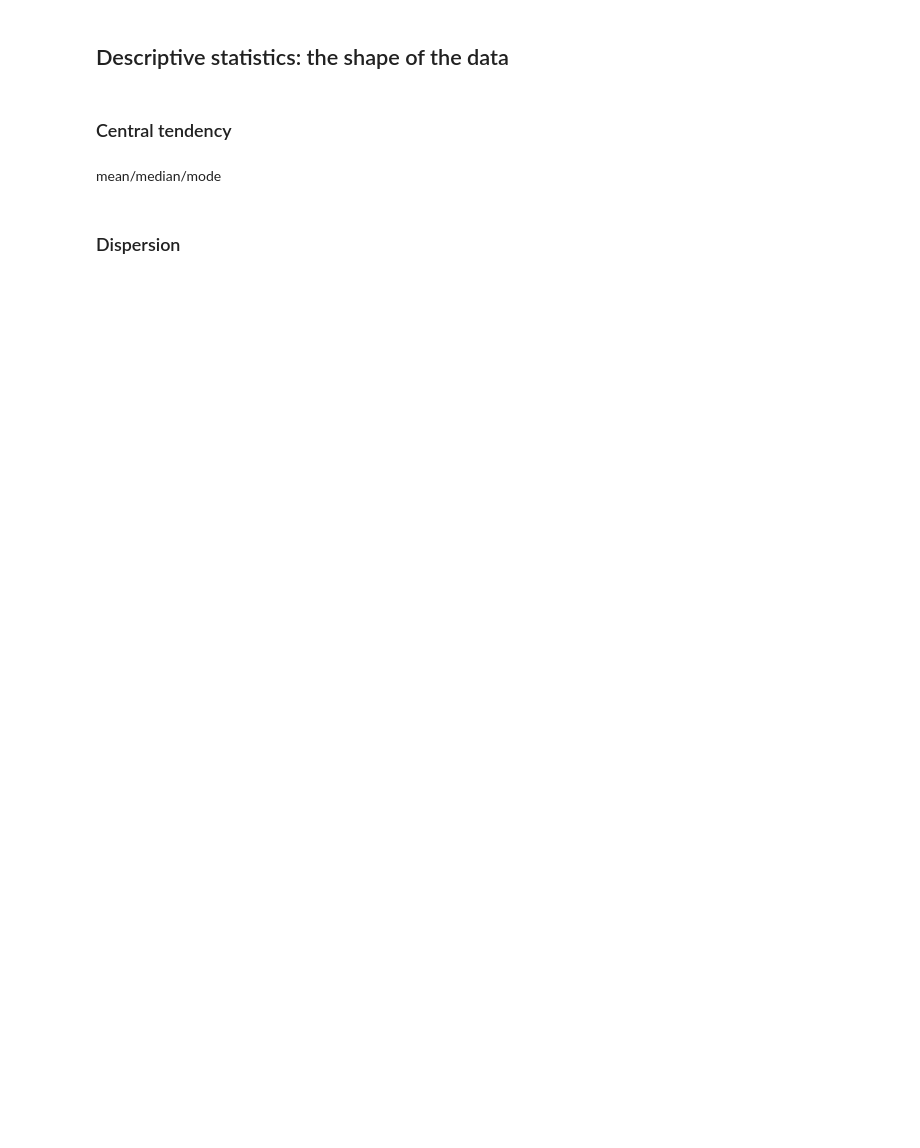
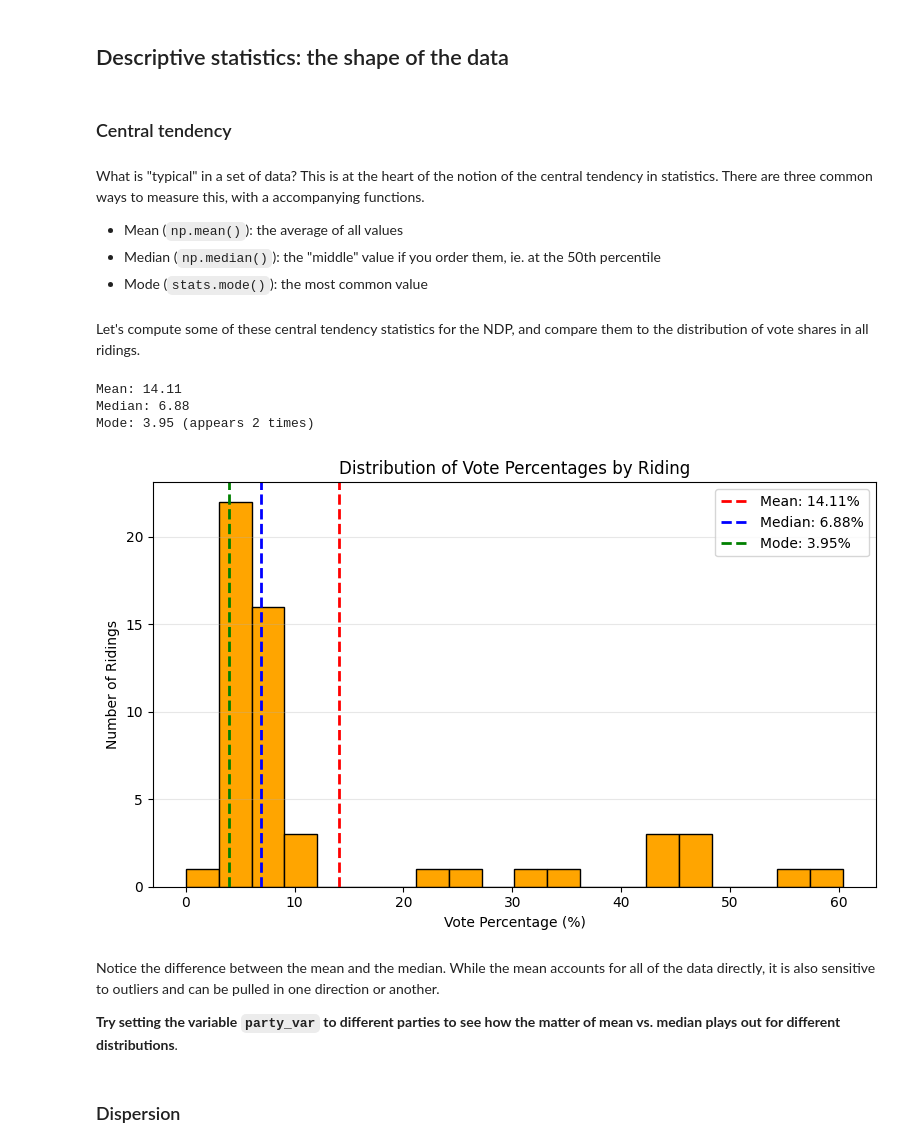
Before and after one commit to schoolofcities/urban-data-storytelling, a Jupyter notebook: urban-data-analytics/4-statistical-foundations/statistical-foundations.ipynb, the cells around one changed output. Cells and saved outputs as stored; diff of their text form; code cells hidden in the pictures; blank space fills up the shorter version.

```diff
--- a/urban-data-analytics/4-statistical-foundations/statistical-foundations.ipynb
+++ b/urban-data-analytics/4-statistical-foundations/statistical-foundations.ipynb
@@ -28,0 +43,3 @@ gdf.to_csv('./data/ont-ed_stats_2025.csv', index=False)
+# %%
+df = pd.read_csv('./data/ont-ed_stats_2025.csv')
+df.head()
@@ -31,7 +55,47 @@ gdf.to_csv('./data/ont-ed_stats_2025.csv', index=False)
 # %% [markdown]
 ### Central tendency
 # %% [markdown]
-mean/median/mode
+What is "typical" in a set of data? This is at the heart of the notion of the central tendency in statistics. There are three common ways to measure this, with a accompanying functions.
+ - Mean (`np.mean()`): the average of all values
+ - Median (`np.median()`): the "middle" value if you order them, ie. at the 50th percentile
+ - Mode (`stats.mode()`): the most common value
+# %% [markdown]
+Let's compute some of these central tendency statistics for the NDP, and compare them to the distribution of vote shares in all ridings.
+# %%
+party_var = 'ndp_pct'
+
+mean = np.mean(df[party_var])
+median = np.median(df[party_var])
+mode = stats.mode(df[party_var])
+
+print(f"Mean: {mean:.2f}")
+print(f"Median: {median:.2f}")
+print(f"Mode: {mode.mode} (appears {mode.count} times)")
+# %% [output]
+Mean: 14.11
+Median: 6.88
+Mode: 3.95 (appears 2 times)
+# %%
+plt.figure(figsize=(8, 5))
+plt.hist(df[party_var], bins=20, color='orange', edgecolor='black')
+
+plt.axvline(mean, color='red', linestyle='--', linewidth=2, label=f'Mean: {mean:.2f}%')
+plt.axvline(median, color='blue', linestyle='--', linewidth=2, label=f'Median: {median:.2f}%')
+plt.axvline(mode.mode, color='green', linestyle='--', linewidth=2, label=f'Mode: {mode.mode:.2f}%')
+
+plt.title('Distribution of Vote Percentages by Riding')
+plt.xlabel('Vote Percentage (%)')
+plt.ylabel('Number of Ridings')
+plt.grid(axis='y', alpha=0.3)
+plt.legend()
+plt.tight_layout()
+plt.show()
+# %% [output]
+[figure, added]
+# %% [markdown]
+Notice the difference between the mean and the median. While the mean accounts for all of the data directly, it is also sensitive to outliers and can be pulled in one direction or another.
+
+**Try setting the variable `party_var` to different parties to see how the matter of mean vs. median plays out for different distributions**.
 # %% [markdown]
 ### Dispersion
 # %% [markdown]
```
Also changed, not shown: parts of 18 cells of this notebook.
